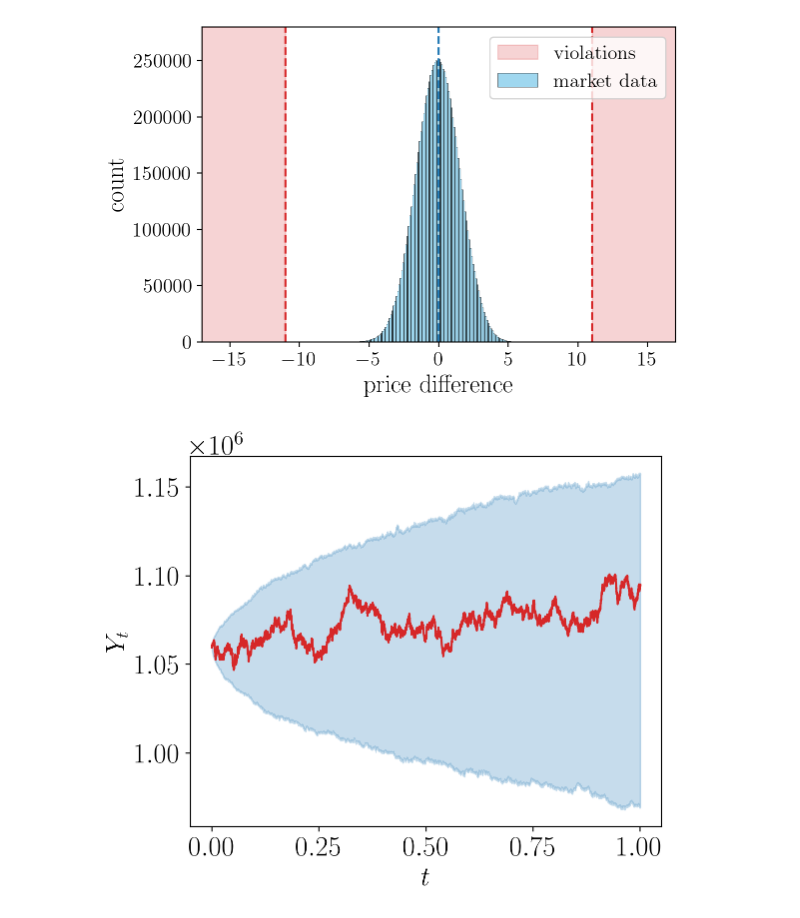
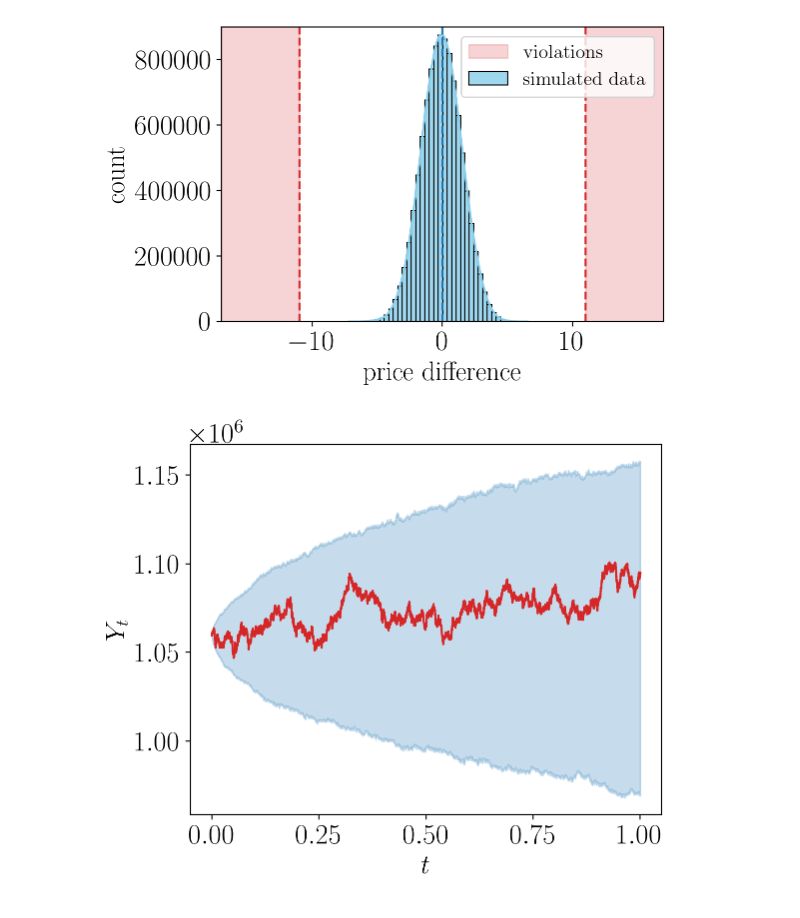
Before and after one commit to muhammadalifaqsha/amm-make-take-fee, a Jupyter notebook: LSB-playground.ipynb, the cells around one changed output. Cells and saved outputs as stored; diff of their text form; code cells hidden in the pictures.

```diff
--- a/LSB-playground.ipynb
+++ b/LSB-playground.ipynb
@@ -54,7 +54,7 @@ params_env = {'sigma': sigma_Binance, 'S0': S0, 'Z0': Z0,
               'Y0': Y0,
               'eta': eta,
               'xi': xi, 'T': T, 'a1': a1, 'a2': 1e-7, 'a3': a3, 'Nt': Nt,
-              'fee': 0., 'feeV': fee, 'C': 0., 'gamma': 1e-10, 'zeta': 1e-3, 'tempLP': tr_cost, 'P0': 1} # gamma was 1e-8
+              'fee': 0., 'feeV': fee, 'C': 0., 'gamma': 1e-10, 'zeta': 1e-10, 'tempLP': tr_cost, 'P0': 1} # gamma was 1e-8
 # %%
 env = utils.environment(**params_env)
 # %%
@@ -78,37 +82,37 @@ diffs.dropna(inplace=True)
 # %%
 import seaborn as sns
 fig, axs = plt.subplots(1, 1, sharex=True, figsize=(6,4))
 
 x = -10.994492750981774
 
-sns.histplot(data=diffs, bins = 140, kde=False, color="skyblue", label = r'$\mathrm{market}$ $\mathrm{data}$', ax=axs, alpha =0.8)
-axs.set_xlabel(r'$\mathrm{price\,\,difference}$', fontsize = 18)
-axs.set_ylabel(r'$\mathrm{count}$', fontsize = 18)
+sns.histplot(data=diffs, bins=40, kde=True, color="skyblue", label = r'$\mathrm{simulated}$ $\mathrm{data}$', ax=axs, alpha =0.8)
+axs.set_xlabel(r'$\mathrm{price\,\,difference}$', fontsize = fsL)
+axs.set_ylabel(r'$\mathrm{count}$', fontsize = fsL)
 
 axs.axvline(0,linestyle = '--', color='tab:blue')
 axs.axvline(x,linestyle = '--', color='tab:red')
 axs.axvline(-x,linestyle = '--', color='tab:red')
 
 xmin = -17
 xmax = 17
-ymax = 280_000
+ymax = 900_000
 
 xaux_left = np.linspace(xmin, x, 100)
 xaux_right = np.linspace(-x, xmax, 100)
 
 axs.fill_between(xaux_left, ymax*np.ones_like(xaux_left), color = 'tab:red' , alpha=0.2, label= r'$\mathrm{violations}$')
 axs.fill_between(xaux_right, ymax*np.ones_like(xaux_right), color = 'tab:red' , alpha=0.2)
 
 plt.ylim([0,ymax])
 plt.tight_layout()
 plt.xlim([xmin,xmax])
-plt.legend()
+plt.legend(fontsize=fs)
 
 plt.tight_layout()
 plt.savefig('figures/negative-intensity-regions-symm-simulations.pdf', format="pdf", dpi=dpi)
 plt.show()
 # %% [output]
-[figure, old version]
+[figure, new version]
 # %%
 qtl_Y = np.zeros((len(env.timesteps),3))
 qtl_nu = np.zeros((len(env.timesteps),3))
```
Also changed, not shown: parts of 21 cells of this notebook.
